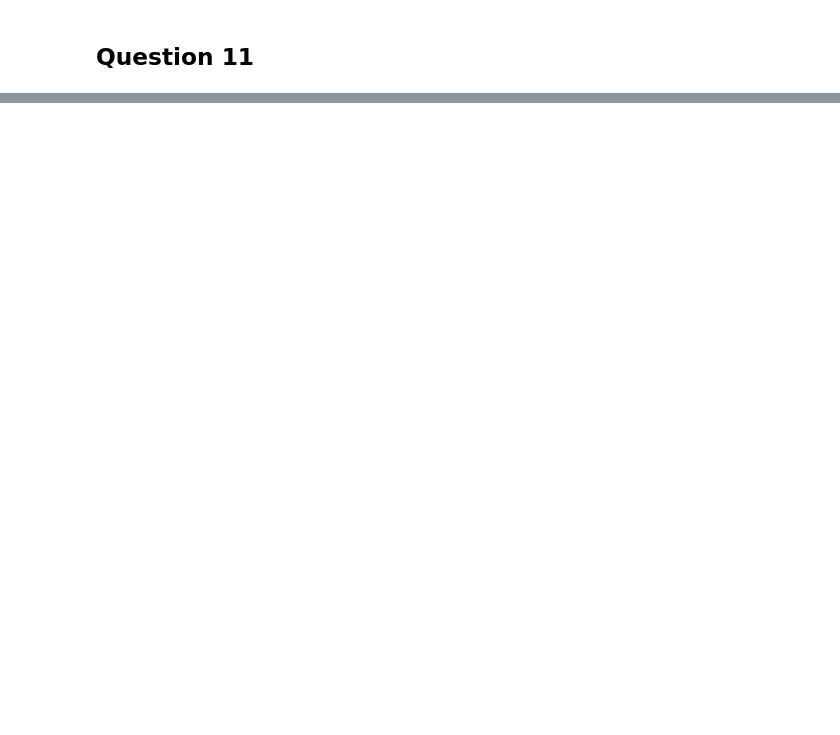
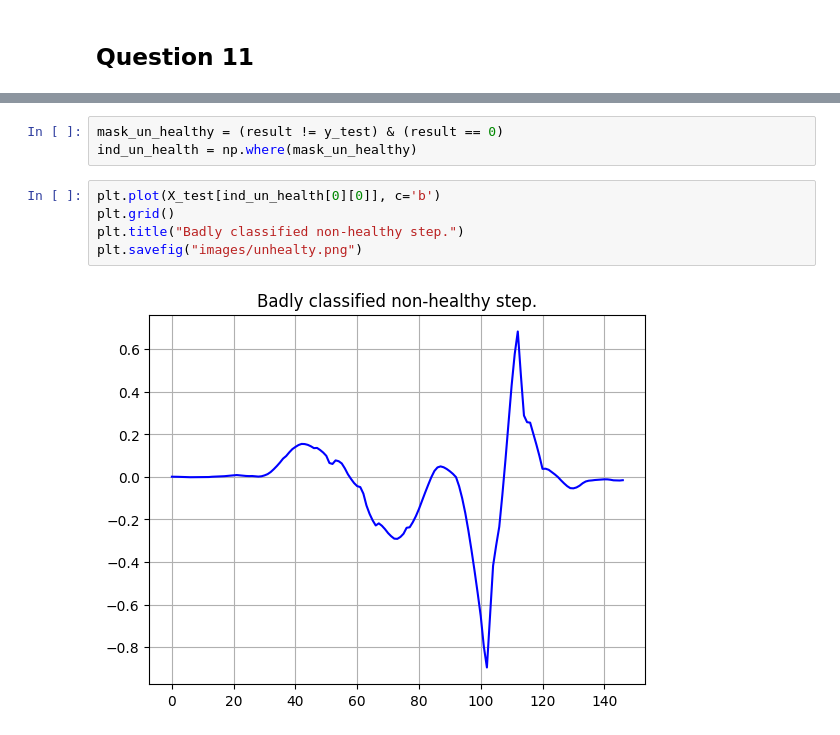
Before and after one commit to hpavy/DM_1_time_series, a Jupyter notebook: Assignment 1 - ML for TS (MVA).ipynb, the cells around one changed output, grey strips where cells are left out. Saved outputs shown, nothing was run; the diff lists cells and outputs as text; blank space fills up the shorter version.

```diff
--- a/Assignment 1 - ML for TS (MVA).ipynb
+++ b/Assignment 1 - ML for TS (MVA).ipynb
@@ -100,0 +188,10 @@ for code in np.take(code_list, subset_indexes_test):
+# %%
+mask_un_healthy = (result != y_test) & (result == 0)
+ind_un_health = np.where(mask_un_healthy)
+# %%
+plt.plot(X_test[ind_un_health[0][0]], c='b')
+plt.grid()
+plt.title("Badly classified non-healthy step.")
+plt.savefig("images/unhealty.png")
+# %% [output]
+[figure, added]
```
Also changed, not shown: parts of 13 cells of this notebook, 2 other files.
